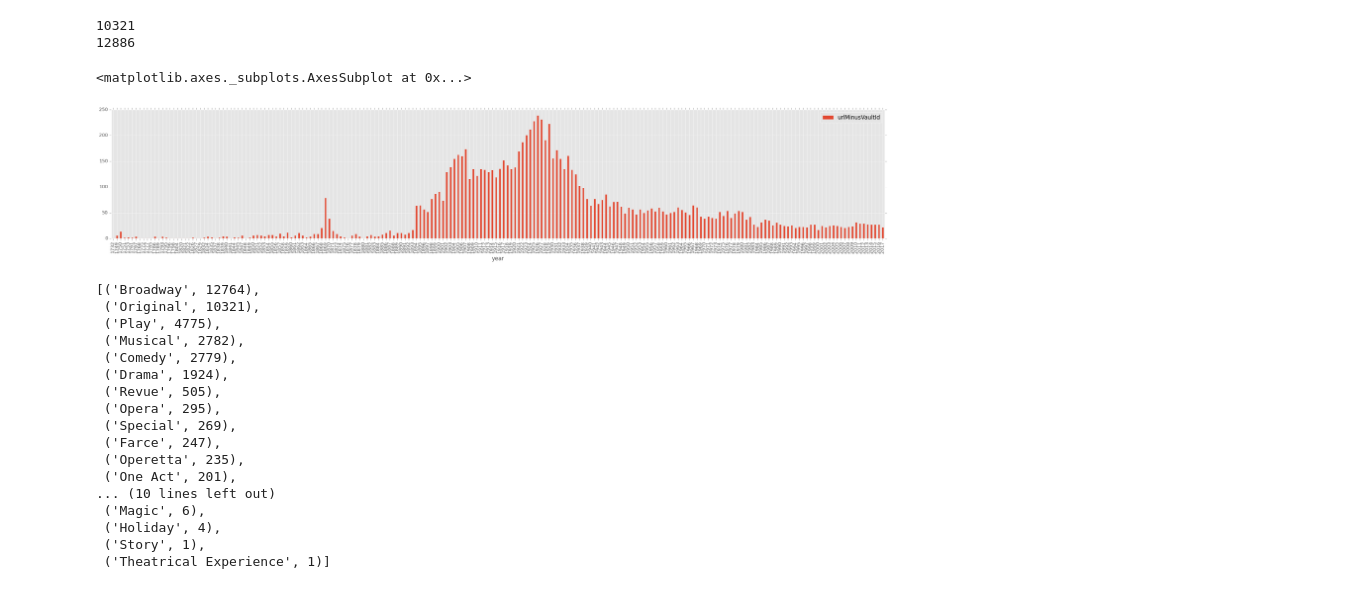
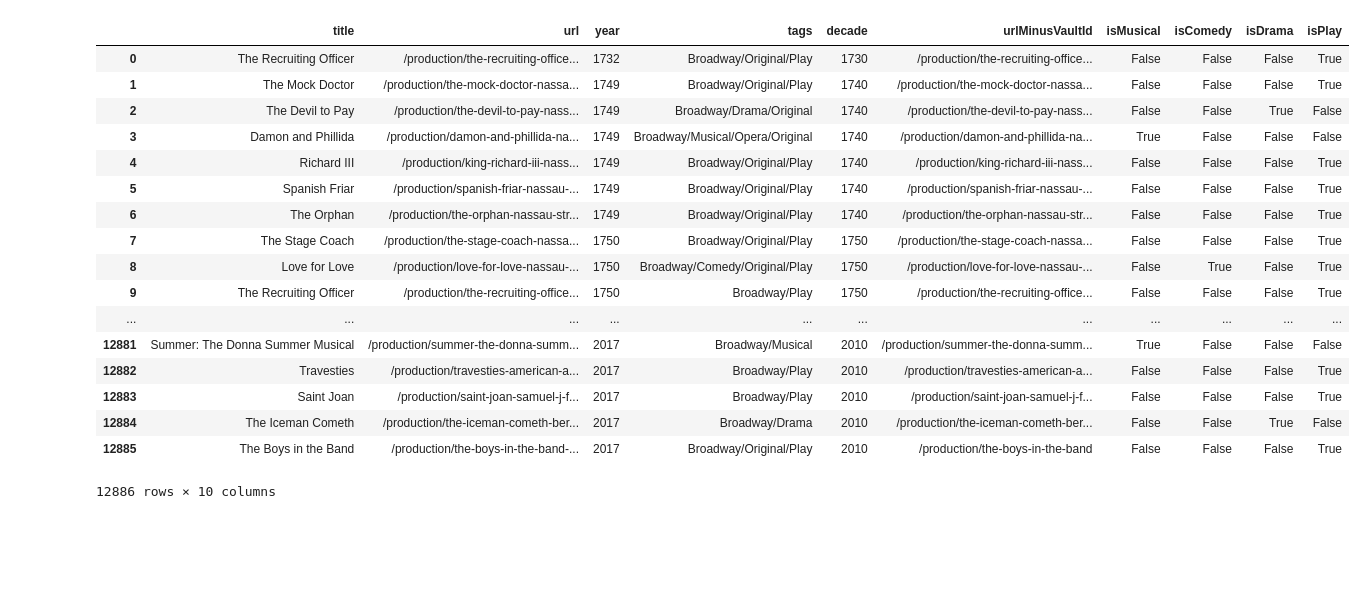
Before and after one commit to kebuhcah/purgation, a Jupyter notebook: playbill_basic.ipynb, the cells around one changed output. Drawn from its saved outputs; the diff is of its cells as text; code cells hidden in the pictures; blank space fills up the shorter version.

```diff
--- a/playbill_basic.ipynb
+++ b/playbill_basic.ipynb
@@ -85,2 +94,0 @@ print datetime.datetime.now()
-# %%
-Shows['tags'] = Shows['url'].apply(lambda url: tagsForUrl[url])
@@ -96,39 +95,36 @@ Shows.to_csv('Shows.csv',index=False,encoding='utf-8')
+# %%
+Shows
+# %% [output]
+|  | title | url | year | tags | decade | urlMinusVaultId | isMusical | isComedy | isDrama | isPlay |
+| 0 | The Recruiting Officer | /production/the-recruiting-office... | 1732 | Broadway/Original/Play | 1730 | /production/the-recruiting-office... | False | False | False | True |
+| 1 | The Mock Doctor | /production/the-mock-doctor-nassa... | 1749 | Broadway/Original/Play | 1740 | /production/the-mock-doctor-nassa... | False | False | False | True |
+| 2 | The Devil to Pay | /production/the-devil-to-pay-nass... | 1749 | Broadway/Drama/Original | 1740 | /production/the-devil-to-pay-nass... | False | False | True | False |
+| 3 | Damon and Phillida | /production/damon-and-phillida-na... | 1749 | Broadway/Musical/Opera/Original | 1740 | /production/damon-and-phillida-na... | True | False | False | False |
+| 4 | Richard III | /production/king-richard-iii-nass... | 1749 | Broadway/Original/Play | 1740 | /production/king-richard-iii-nass... | False | False | False | True |
+| 5 | Spanish Friar | /production/spanish-friar-nassau-... | 1749 | Broadway/Original/Play | 1740 | /production/spanish-friar-nassau-... | False | False | False | True |
+| 6 | The Orphan | /production/the-orphan-nassau-str... | 1749 | Broadway/Original/Play | 1740 | /production/the-orphan-nassau-str... | False | False | False | True |
+| 7 | The Stage Coach | /production/the-stage-coach-nassa... | 1750 | Broadway/Original/Play | 1750 | /production/the-stage-coach-nassa... | False | False | False | True |
+| 8 | Love for Love | /production/love-for-love-nassau-... | 1750 | Broadway/Comedy/Original/Play | 1750 | /production/love-for-love-nassau-... | False | True | False | True |
+| 9 | The Recruiting Officer | /production/the-recruiting-office... | 1750 | Broadway/Play | 1750 | /production/the-recruiting-office... | False | False | False | True |
+| ... | ... | ... | ... | ... | ... | ... | ... | ... | ... | ... |
+| 12881 | Summer: The Donna Summer Musical | /production/summer-the-donna-summ... | 2017 | Broadway/Musical | 2010 | /production/summer-the-donna-summ... | True | False | False | False |
+| 12882 | Travesties | /production/travesties-american-a... | 2017 | Broadway/Play | 2010 | /production/travesties-american-a... | False | False | False | True |
+| 12883 | Saint Joan | /production/saint-joan-samuel-j-f... | 2017 | Broadway/Play | 2010 | /production/saint-joan-samuel-j-f... | False | False | False | True |
+| 12884 | The Iceman Cometh | /production/the-iceman-cometh-ber... | 2017 | Broadway/Drama | 2010 | /production/the-iceman-cometh-ber... | False | False | True | False |
+| 12885 | The Boys in the Band | /production/the-boys-in-the-band-... | 2017 | Broadway/Original/Play | 2010 | /production/the-boys-in-the-band | False | False | False | True |
+12886 rows × 10 columns
 # %%
 print len(Shows[Shows.tags.str.contains('Original')])
 print len(Shows)
-# %% [output]
-10321
-12886
 # %%
 Shows['urlMinusVaultId'] = Shows['url'].apply(lambda url: '-'.join(url.split('-')[:-2]))
 
 Originals = Shows[Shows.tags.str.contains('Original')]
 Originals.groupby('year').nunique()[['urlMinusVaultId']].plot.bar(figsize=(30,5))
-# %% [output]
-<matplotlib.axes._subplots.AxesSubplot at 0x...>
-[figure, removed]
 # %%
 Shows['decade'] = 10 * (Shows['year'] // 10)
 # %%
 nltk.FreqDist(list([y for x in list(Shows.tags.str.split('/')) for y in x])).most_common()
-# %% [output]
-[('Broadway', 12764),
- ('Original', 10321),
- ('Play', 4775),
- ('Musical', 2782),
- ('Comedy', 2779),
- ('Drama', 1924),
- ('Revue', 505),
- ('Opera', 295),
- ('Special', 269),
- ('Farce', 247),
- ('Operetta', 235),
- ('One Act', 201),
-... (10 lines left out)
- ('Magic', 6),
- ('Holiday', 4),
- ('Story', 1),
- ('Theatrical Experience', 1)]
 # %%
 Shows[(Shows.year>1900) & (Shows.tags.isin(['Broadway/Original/Play','Broadway/Musical/Original','Broadway/Comedy/Original','Broadway/Drama/Original']))] \
     .groupby(['decade','tags']).nunique()['urlMinusVaultId'].unstack().plot.bar(stacked=True,figsize=(30,15))
```
Also changed, not shown: parts of 15 cells of this notebook.
